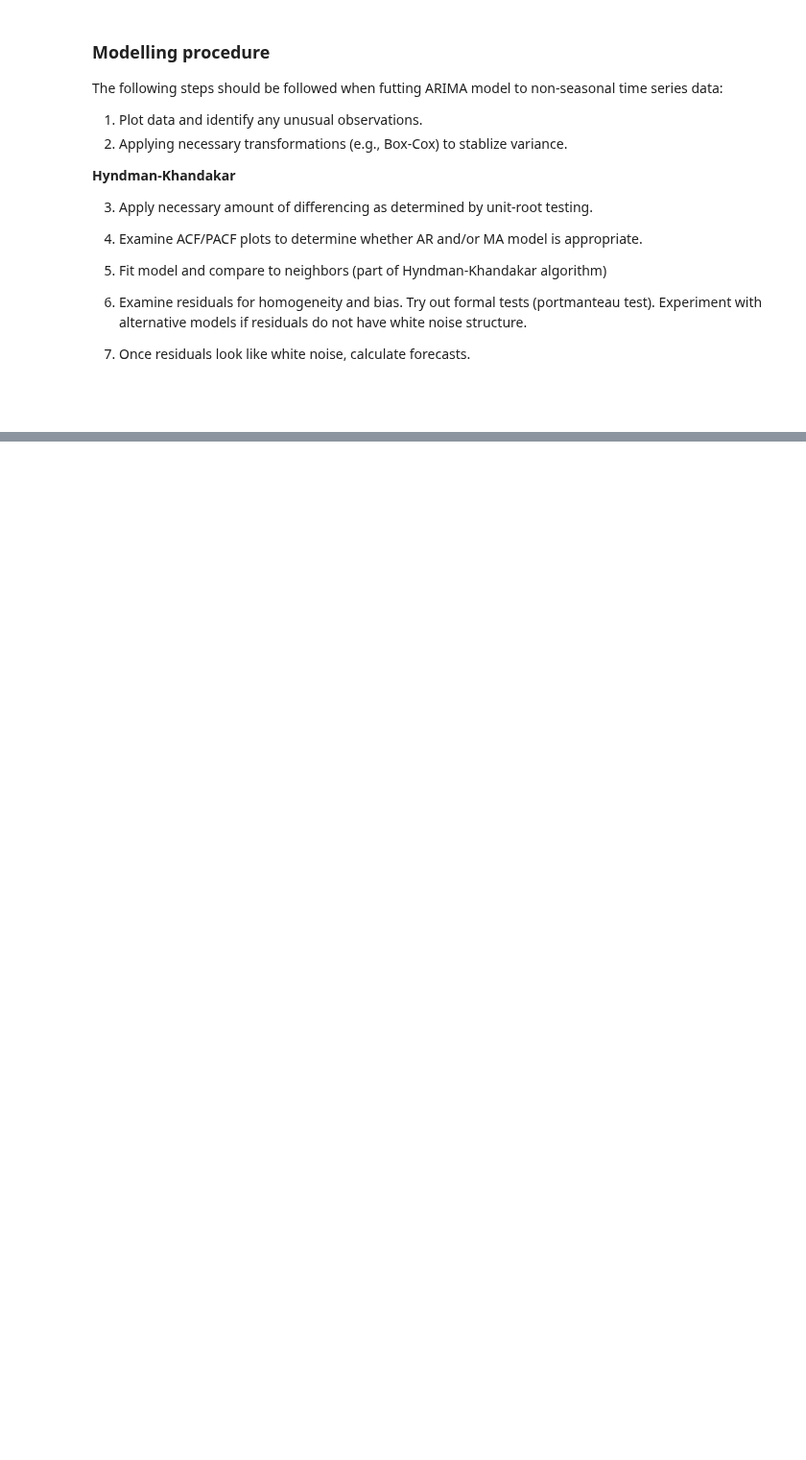
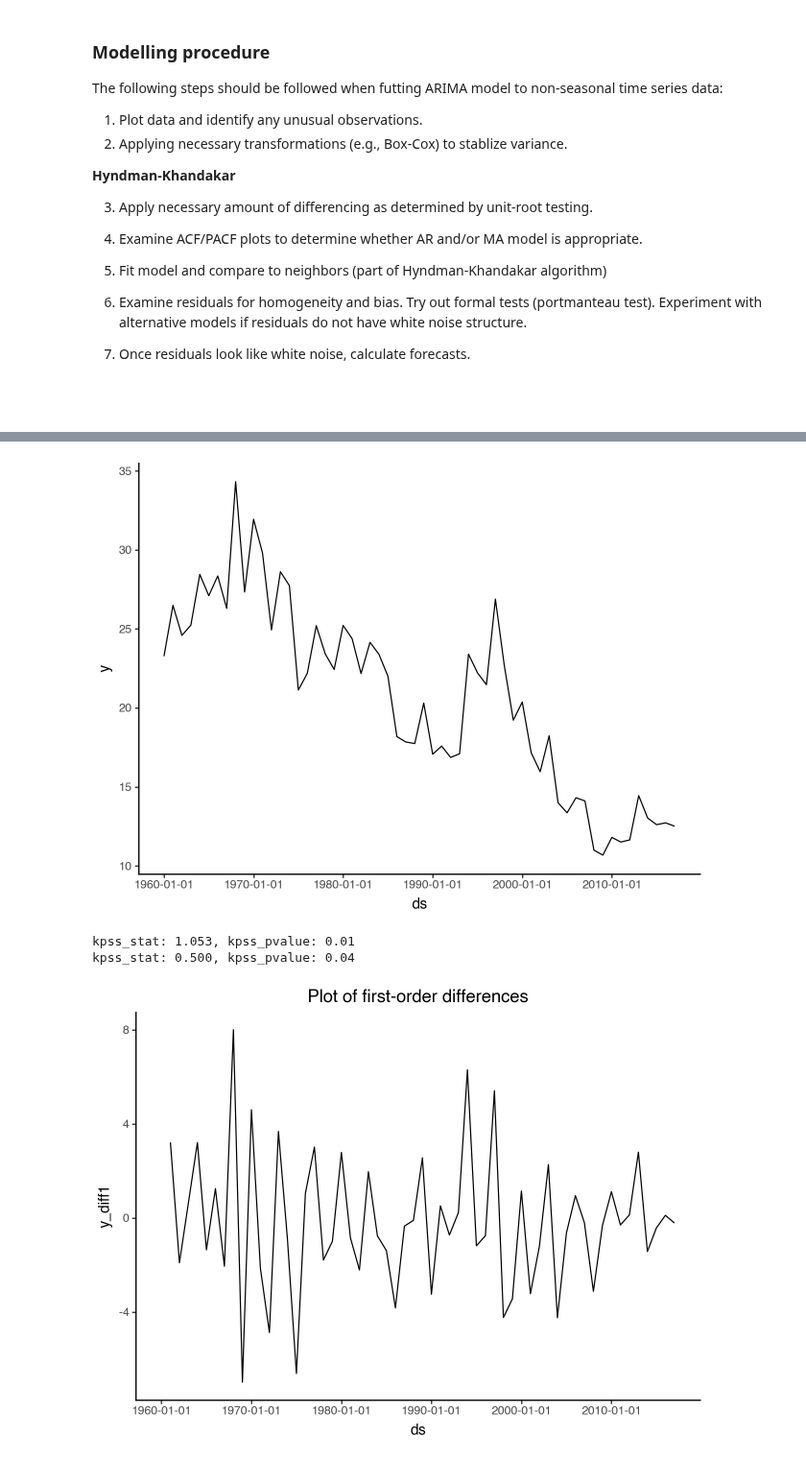
Before and after one commit to sebsciarra/gas_pump_prices, a Jupyter notebook: notebooks/chap9_arima.ipynb, the cells around one changed output, grey strips where cells are left out. Shown at 96% size. Cells and saved outputs as stored; diff of their text form; code cells hidden in the pictures; blank space fills up the shorter version.

```diff
--- a/notebooks/chap9_arima.ipynb
+++ b/notebooks/chap9_arima.ipynb
@@ -475,0 +481,32 @@ Pormanteau tests are more accurate if degrees of freedom are adjusted to account
+# %%
+## Example: Central African Republic exports
+df_econ = pd.read_csv("data/raw/global_economy.csv", parse_dates=[2])
+df_econ = df_econ.rename(columns={"Exports": "y"})
+df_caf = df_econ.query("Code == 'CAF'").reset_index(drop=True)
+
+# Step 1: Plot time series and look for unusual patterns
+(ggplot(data=df_caf, mapping=aes(x='ds', y='y')) +
+    geom_line() +
+    scale_x_datetime(date_breaks='10 years') +
+    theme_classic())
+
+# Step 3: Determine differencing to apply
+# examine output with original data and differenced data
+df_caf["y_diff1"] = df_caf["y"].diff(1)
+
+kpss_stat, kpss_pvalue, _, _ = kpss(df_caf["y"], nlags='auto')
+print(f"kpss_stat: {kpss_stat:.3f}, kpss_pvalue: {kpss_pvalue:.2f}")
+
+kpss_stat, kpss_pvalue, _, _ = kpss(df_caf["y"].diff(1)[1:], nlags='auto')
+print(f"kpss_stat: {kpss_stat:.3f}, kpss_pvalue: {kpss_pvalue:.2f}")
+
+(ggplot(data=df_caf, mapping=aes(x='ds', y='y_diff1')) +
+    geom_line() +
+    scale_x_datetime(date_breaks='10 years') +
+    ggtitle(title="Plot of first-order differences") +
+    theme_classic())
+# %% [output]
+[figure, added]
+kpss_stat: 1.053, kpss_pvalue: 0.01
+kpss_stat: 0.500, kpss_pvalue: 0.04
+[figure, added]
```
Also changed, not shown: parts of 6 cells of this notebook.
